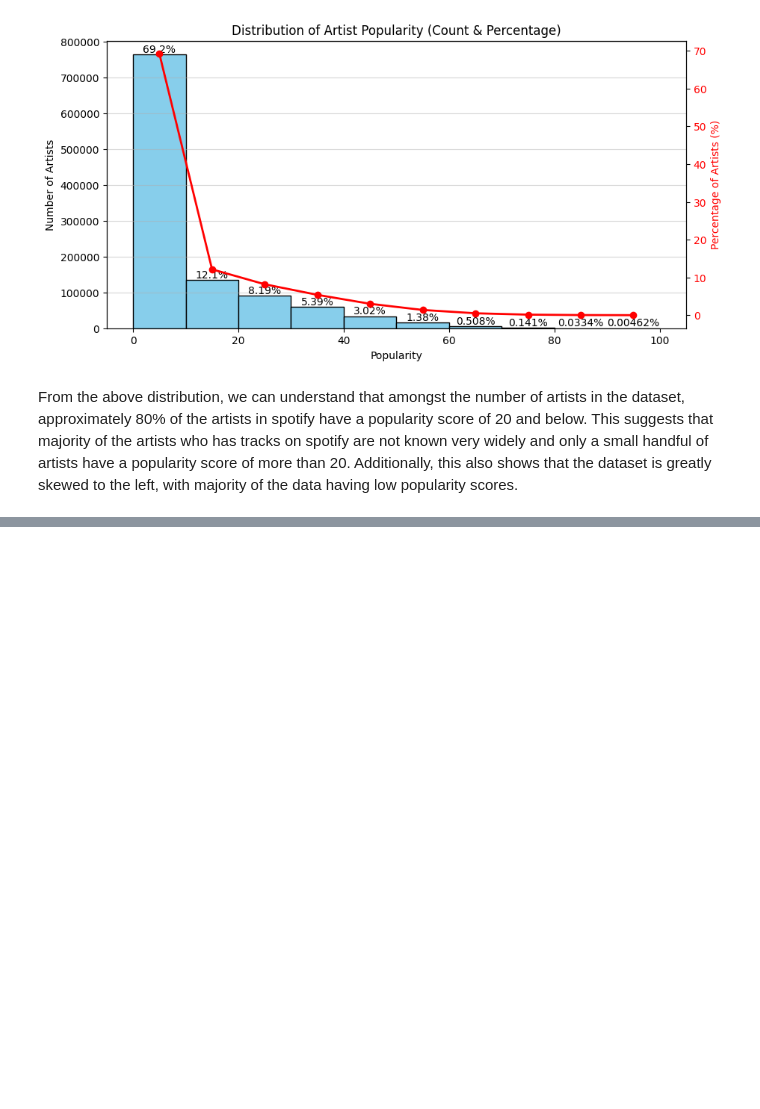
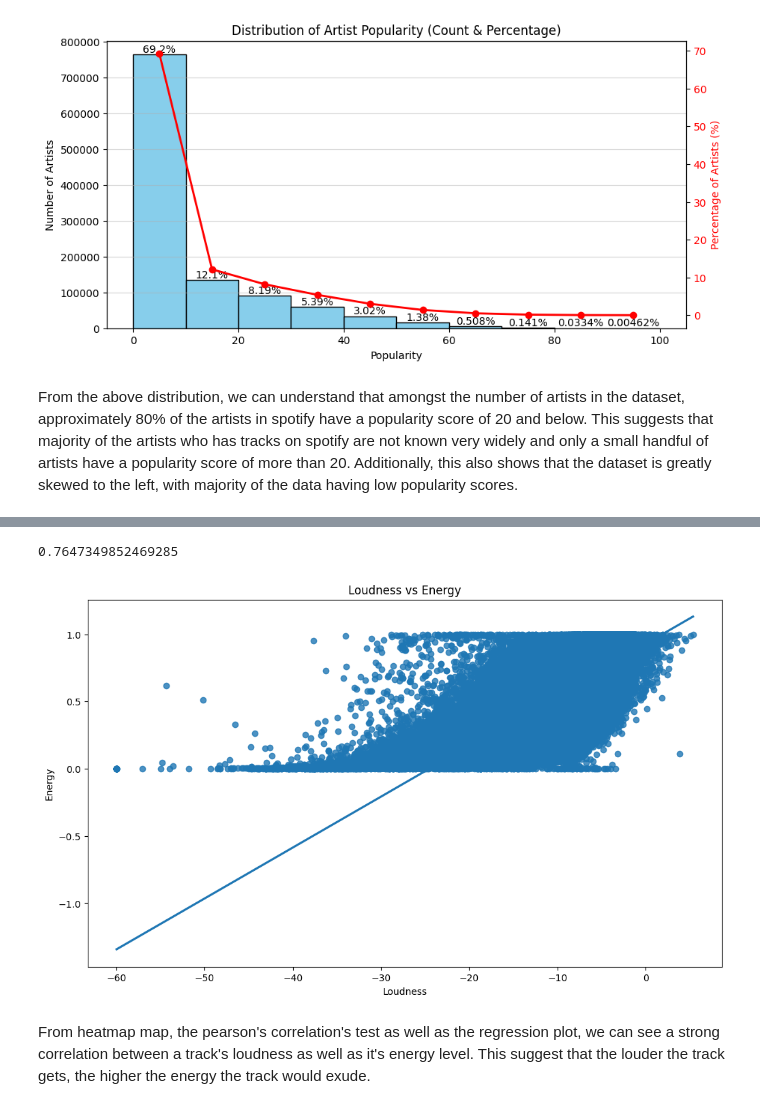
Before and after one commit to jasminetanjm/spotify_DA, a Jupyter notebook: spotifyDA.ipynb, the cells around one changed output, grey strips where cells are left out. Cells and saved outputs as stored; diff of their text form; code cells hidden in the pictures; blank space fills up the shorter version.

```diff
--- a/spotifyDA.ipynb
+++ b/spotifyDA.ipynb
@@ -375,0 +470,18 @@ From the above distribution, we can understand that amongst the number of artist
+# %%
+# scatter plot of loudness and energy
+
+unique_tracks_le = combined_df[['id_track', 'name_track', 'loudness', 'energy']].drop_duplicates(['id_track','name_track'])
+le_pearsonCorr, le_pearsonP = pearsonr(unique_tracks_le['loudness'], unique_tracks_le['energy'])
+print(le_pearsonCorr)
+
+plt.figure(figsize=(12,7))
+sns.regplot(data=unique_tracks_le, x='loudness', y='energy')
+plt.title("Loudness vs Energy")
+plt.xlabel("Loudness")
+plt.ylabel("Energy")
+plt.show()
+# %% [output]
+0.7647349852469285
+[figure, added]
+# %% [markdown]
+From heatmap map, the pearson's correlation's test as well as the regression plot, we can see a strong correlation between a track's loudness as well as it's energy level. This suggest that the louder the track gets, the higher the energy the track would exude.
```
Also changed, not shown: parts of 6 cells of this notebook.
